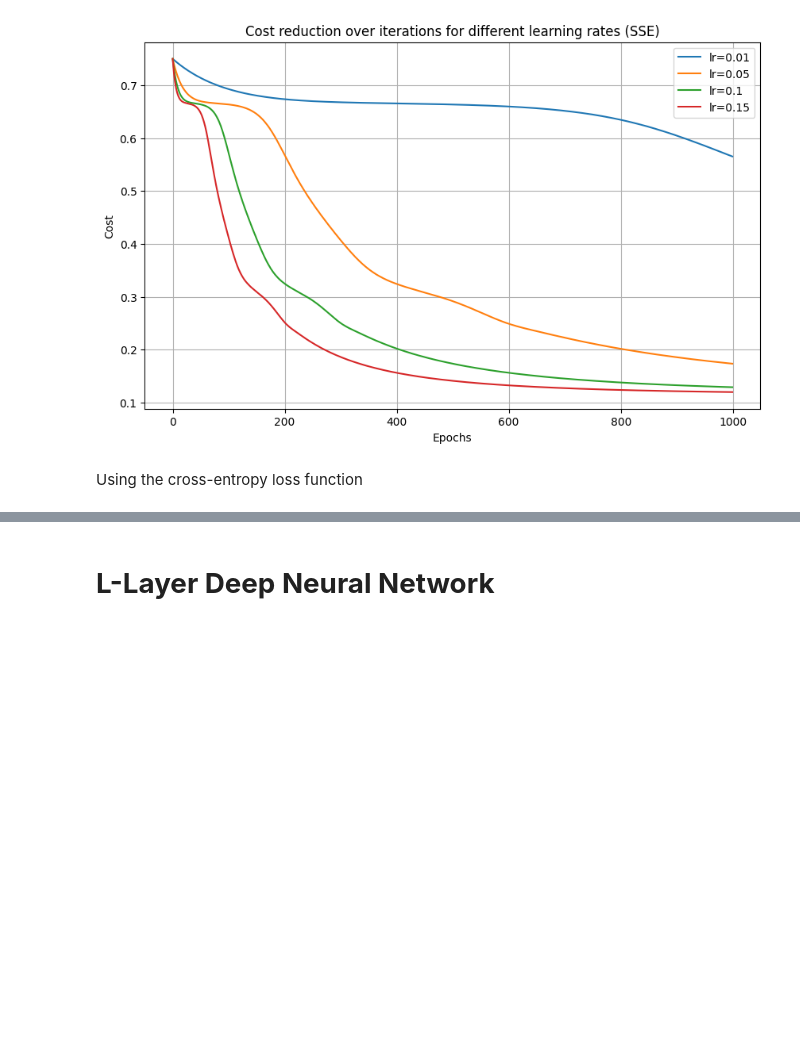
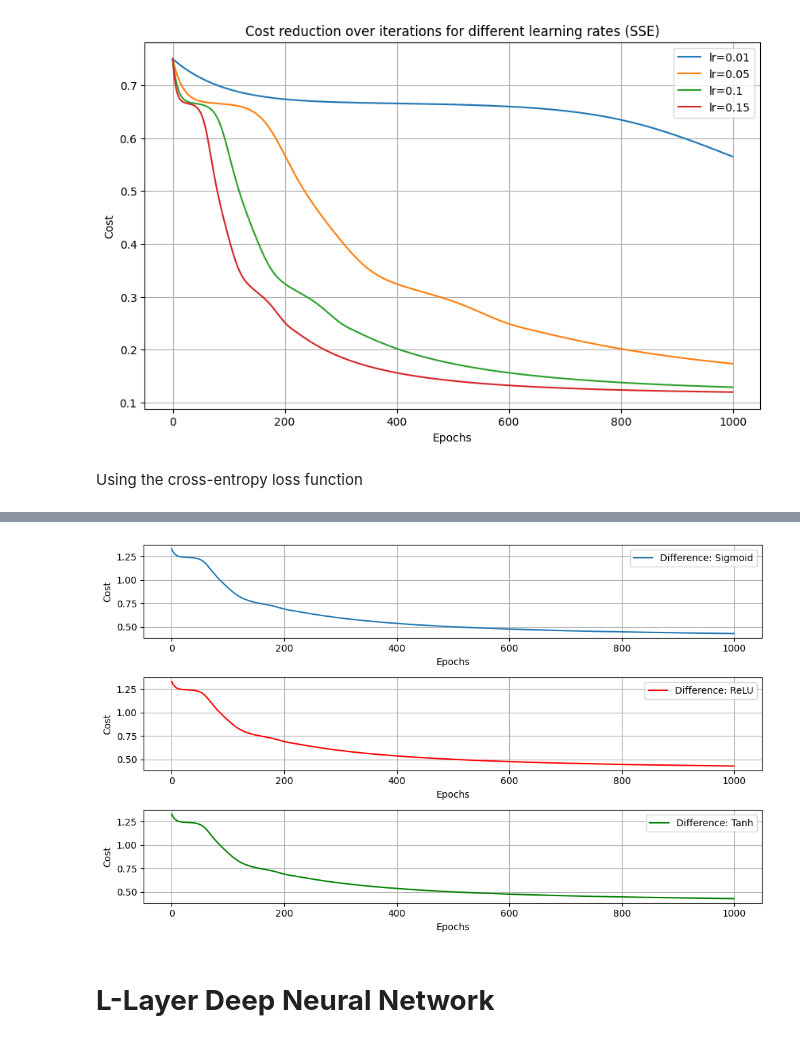
Before and after one commit to AmoguJUduka/MachineLearning, a Jupyter notebook: DeepLearningAssignments/Lab_2_Build_a_DNN_step_by_step(1).ipynb, the cells around one changed output, grey strips where cells are left out. Drawn from its saved outputs; the diff is of its cells as text; code cells hidden in the pictures; blank space fills up the shorter version.

```diff
--- a/DeepLearningAssignments/Lab_2_Build_a_DNN_step_by_step(1).ipynb
+++ b/DeepLearningAssignments/Lab_2_Build_a_DNN_step_by_step(1).ipynb
@@ -532,3 +596,44 @@ Final output with Cross-Entropy loss:
+# %%
+
+# Train the model with SSE loss
+n_h = 5
+lr = 0.15
+num_iterations = 1000
+parameters_sse, cost_sse = nn_model(X, Y, n_h, learning_rate=lr,loss_function="SSE", activation="sigmoid", num_iterations = 1000, print_cost=False)
+parameters_sse_relu, cost_sse_relu = nn_model(X, Y, n_h, learning_rate=lr,loss_function="SSE", activation="relu", num_iterations = 1000, print_cost=False)
+parameters_sse_tanh, cost_sse_tanh = nn_model(X, Y, n_h, learning_rate=lr,loss_function="SSE", activation="tanh", num_iterations = 1000, print_cost=False)
+
+# Train the model with CE loss
+parameters_ce, cost_ce = nn_model(X, Y, n_h, learning_rate=lr,loss_function="CE", activation="sigmoid", num_iterations = 1000, print_cost=False)
+parameters_ce_relu, cost_ce_relu = nn_model(X, Y, n_h, learning_rate=lr,loss_function="CE", activation="relu", num_iterations = 1000, print_cost=False)
+parameters_ce_tanh, cost_ce_tanh = nn_model(X, Y, n_h, learning_rate=lr,loss_function="CE", activation="tanh", num_iterations = 1000, print_cost=False)
+fig, axs = plt.subplots(3, 1, figsize=(10, 6))  # Create 3 subplots in a single figure
+
+# First plot: Sigmoid
+axs[0].plot(np.abs(np.array(cost_sse) - np.array(cost_ce)), label='Difference: Sigmoid')
+axs[0].set_ylabel('Cost')
+axs[0].set_xlabel('Epochs')
+axs[0].legend()
+axs[0].grid()
+
+# Second plot: ReLU
+axs[1].plot(np.abs(np.array(cost_sse_relu) - np.array(cost_ce_relu)), label='Difference: ReLU', color="r")
+axs[1].set_ylabel('Cost')
+axs[1].set_xlabel('Epochs')
+axs[1].legend()
+axs[1].grid()
+
+# Third plot: Tanh
+axs[2].plot(np.abs(np.array(cost_sse_tanh) - np.array(cost_ce_tanh)), label='Difference: Tanh', color="g")
+axs[2].set_ylabel('Cost')
+axs[2].set_xlabel('Epochs')
+axs[2].legend()
+axs[2].grid()
+
+plt.tight_layout()  # Adjust layout to prevent overlap
+plt.show()
+# %% [output]
+[figure, added]
 # %% [markdown]
 # **L-Layer Deep Neural Network**
 # %% [markdown]
```
Also changed, not shown: parts of 44 cells of this notebook.
